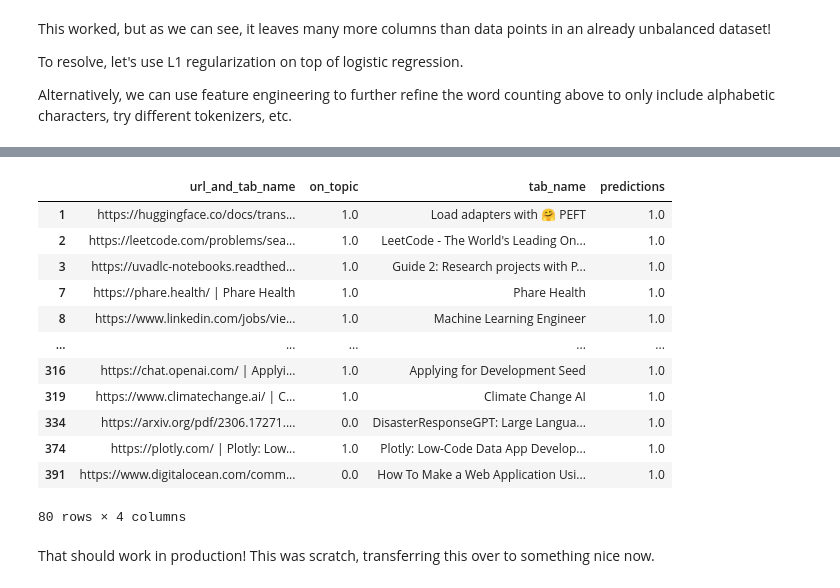
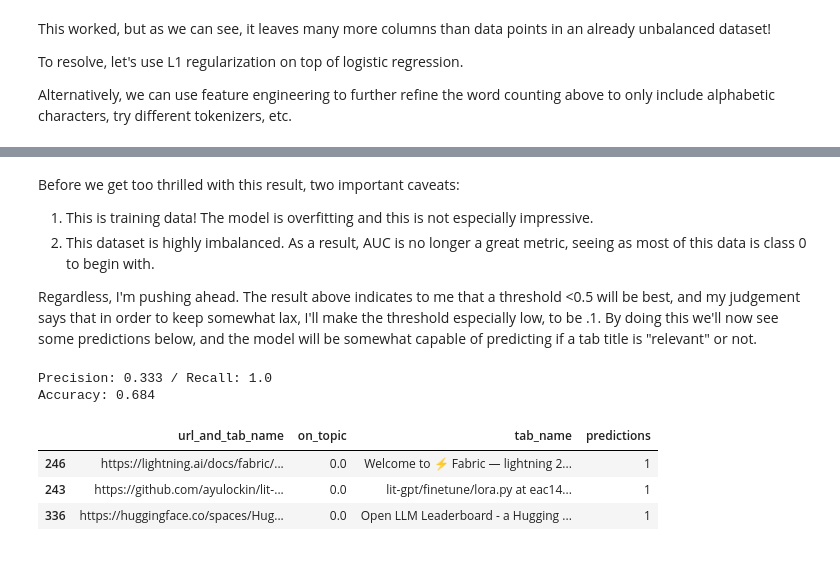
Before and after one commit to nkasmanoff/distraction-flagger-api, a Jupyter notebook: Train Focus Model with Scratch Components.ipynb, the cells around one changed output, grey strips where cells are left out. Drawn from its saved outputs; the diff is of its cells as text; code cells hidden in the pictures; blank space fills up the shorter version.

```diff
--- a/Train Focus Model with Scratch Components.ipynb
+++ b/Train Focus Model with Scratch Components.ipynb
@@ -89,3 +69,14 @@ array([1., 1., 1., 1., 0., 0., 0., 1., 1., 0., 0., 0., 0., 0., 1., 0., 0.,
+# %%
+
+# test the data
+tfidf = TFIDF()
+tfidf.fit(df['tab_name'].values)
+
+tfidf.save_model('api/storage/tfidf.pkl')
+
+tfidf = tfidf.load_model('api/storage/tfidf.pkl')
+
+X = tfidf.transform(df['tab_name'].values)
 # %% [markdown]
 This worked, but as we can see, it leaves many more columns than data points in an already unbalanced dataset!
 
@@ -95,11 +86,10 @@ Alternatively, we can use feature engineering to further refine the word countin
 # %%
 
 
-import numpy as np
 
 class LogisticRegression:
 
-    def __init__(self, learning_rate=0.01, n_iters=10000):
+    def __init__(self, learning_rate=0.01, n_iters=5000):
         self.learning_rate = learning_rate
         self.n_iters = n_iters
         self.weights = None
@@ -139,9 +129,11 @@ class LogisticRegression:
     def _sigmoid(self, z):
         return 1 / (1 + np.exp(-z))
 
+    def save_model(self, path):
+        with open(path, 'wb') as f:
+            pickle.dump(self, f)
 
-# initialize logistic regression model
-lr = LogisticRegression()
-
-# train model on sample dataset
-lr.fit(X, y)
+    def load_model(self, path):
+        with open(path, 'rb') as f:
+            self = pickle.load(f)
+        return self
@@ -148,6 +147,2 @@ lr.fit(X, y)
 # %%
 predictions = lr.predict(X,probabilities=True)
-# %%
-thresh = .2
-predictions[predictions > thresh] = 1
-predictions[predictions <= thresh] = 0
@@ -156,18 +169,31 @@ df['predictions'] = predictions
+# %% [markdown]
+Before we get too thrilled with this result, two important caveats:
+
+1. This is training data! The model is overfitting and this is not especially impressive.
+2. This dataset is highly imbalanced. As a result, AUC is no longer a great metric, seeing as most of this data is class 0 to begin with.
+
+
+Regardless, I'm pushing ahead. The result above indicates to me that a threshold <0.5 will be best, and my judgement says that in order to keep somewhat lax, I'll make the threshold especially low, to be .1. By doing this we'll now see some predictions below, and the model will be somewhat capable of predicting if a tab title is "relevant" or not.
+# %%
+thresh = 0.15
+from sklearn.metrics import precision_score, recall_score
+predictions = [1 if x > thresh else 0 for x in predictions]
+precision = precision_score(y, predictions)
+recall = recall_score(y, predictions)
+
+print('Precision: {} / Recall: {}'.format(round(precision, 3), round(recall, 3)))
+
+accuracy = accuracy_score(y, predictions)
+print('Accuracy: {}'.format(round(accuracy, 3)))
+
+df['predictions'] = predictions
+# %% [output]
+Precision: 0.333 / Recall: 1.0
+Accuracy: 0.684
 # %%
-df[df['predictions'] == 1]
+df[df['predictions'] == 1].sample(n=3)
 # %% [output]
 |  | url_and_tab_name | on_topic | tab_name | predictions |
-| 1 | https://huggingface.co/docs/trans... | 1.0 | Load adapters with 🤗 PEFT | 1.0 |
-| 2 | https://leetcode.com/problems/sea... | 1.0 | LeetCode - The World's Leading On... | 1.0 |
-| 3 | https://uvadlc-notebooks.readthed... | 1.0 | Guide 2: Research projects with P... | 1.0 |
-| 7 | https://phare.health/ | Phare Health | 1.0 | Phare Health | 1.0 |
-| 8 | https://www.linkedin.com/jobs/vie... | 1.0 | Machine Learning Engineer | 1.0 |
-| ... | ... | ... | ... | ... |
-| 316 | https://chat.openai.com/ | Applyi... | 1.0 | Applying for Development Seed | 1.0 |
-| 319 | https://www.climatechange.ai/ | C... | 1.0 | Climate Change AI | 1.0 |
-| 334 | https://arxiv.org/pdf/2306.17271.... | 0.0 | DisasterResponseGPT: Large Langua... | 1.0 |
-| 374 | https://plotly.com/ | Plotly: Low... | 1.0 | Plotly: Low-Code Data App Develop... | 1.0 |
-| 391 | https://www.digitalocean.com/comm... | 0.0 | How To Make a Web Application Usi... | 1.0 |
+| 246 | https://lightning.ai/docs/fabric/... | 0.0 | Welcome to ⚡ Fabric — lightning 2... | 1 |
+| 243 | https://github.com/ayulockin/lit-... | 0.0 | lit-gpt/finetune/lora.py at eac14... | 1 |
+| 336 | https://huggingface.co/spaces/Hug... | 0.0 | Open LLM Leaderboard - a Hugging ... | 1 |
-80 rows × 4 columns
-# %% [markdown]
-That should work in production! This was scratch, transferring this over to something nice now.
```
Also changed, not shown: parts of 11 cells of this notebook, 7 other files.
